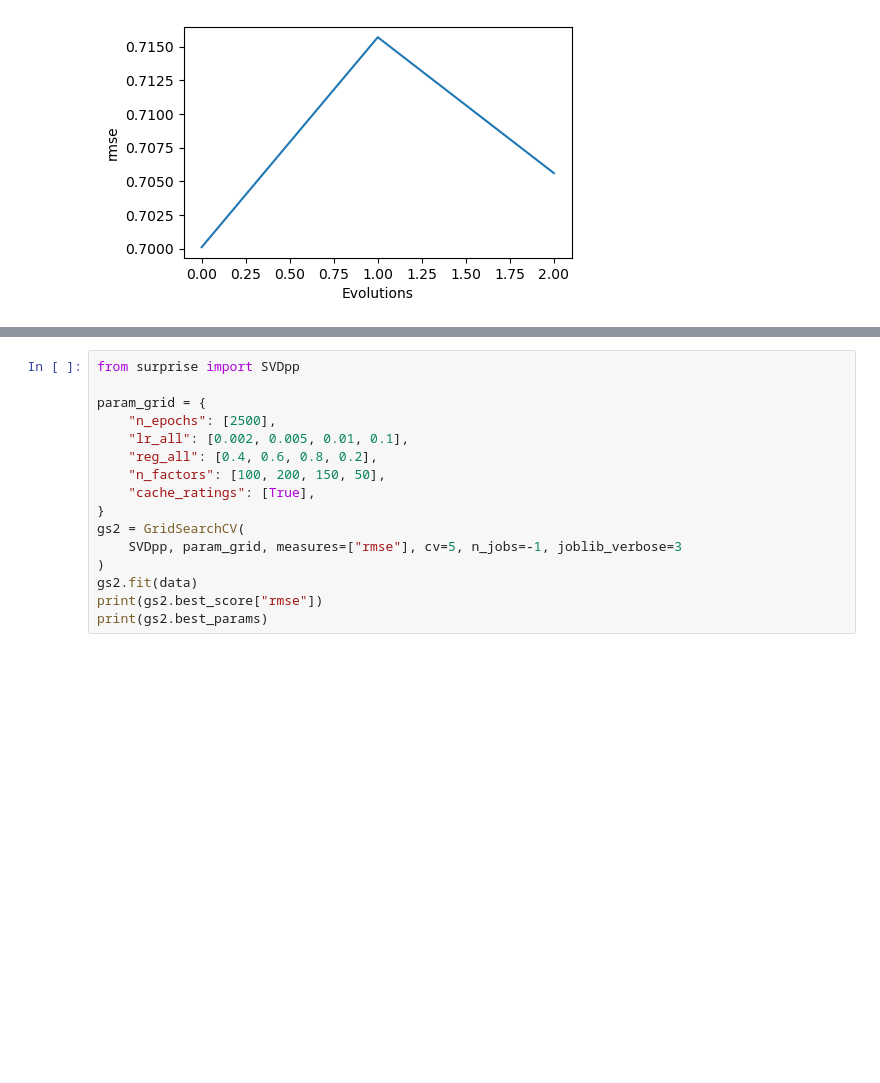
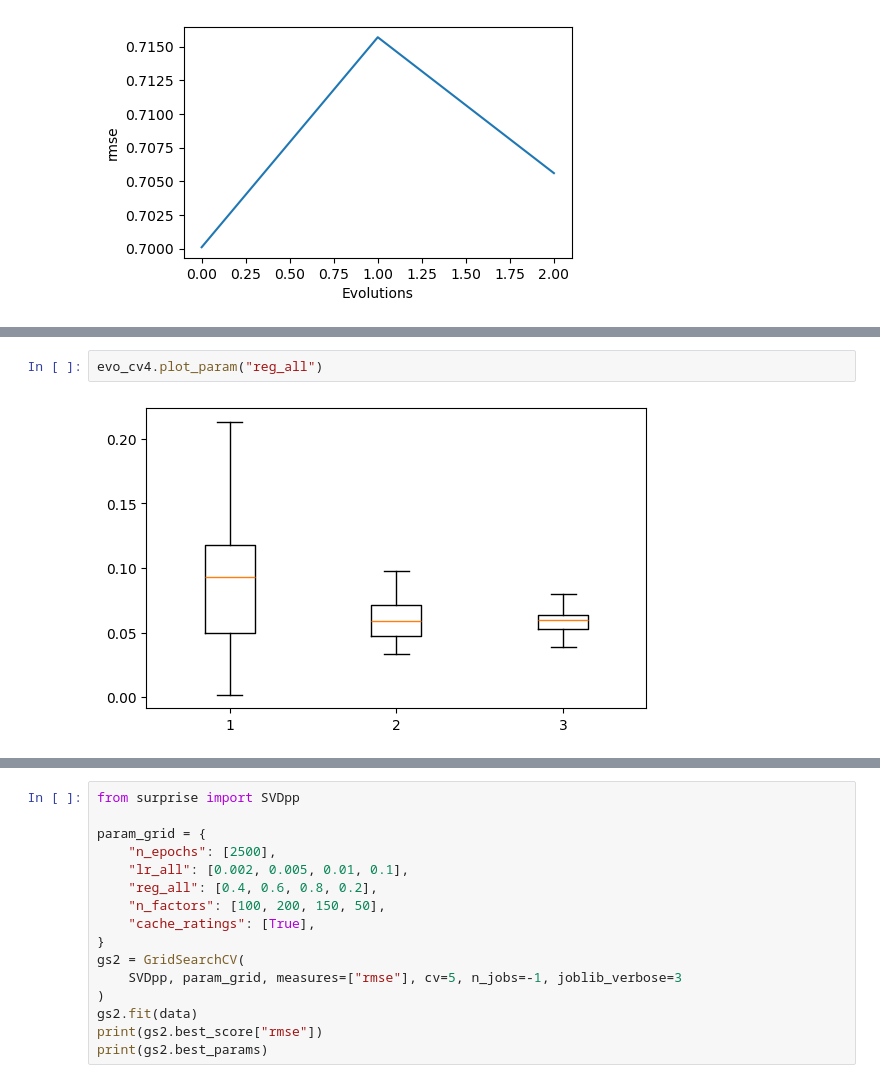
Before and after one commit to BorisLeung/stat3009, a Jupyter notebook: project/svdpp.ipynb, the cells around one changed output, grey strips where cells are left out. Cells and saved outputs as stored; diff of their text form; blank space fills up the shorter version.

```diff
--- a/project/svdpp.ipynb
+++ b/project/svdpp.ipynb
@@ -551,0 +638,4 @@ evo_elite.plot_errors()
+# %%
+evo_cv4.plot_param("reg_all")
+# %% [output]
+[figure, added]
```
Also changed, not shown: parts of 7 cells of this notebook, 38 other files.
